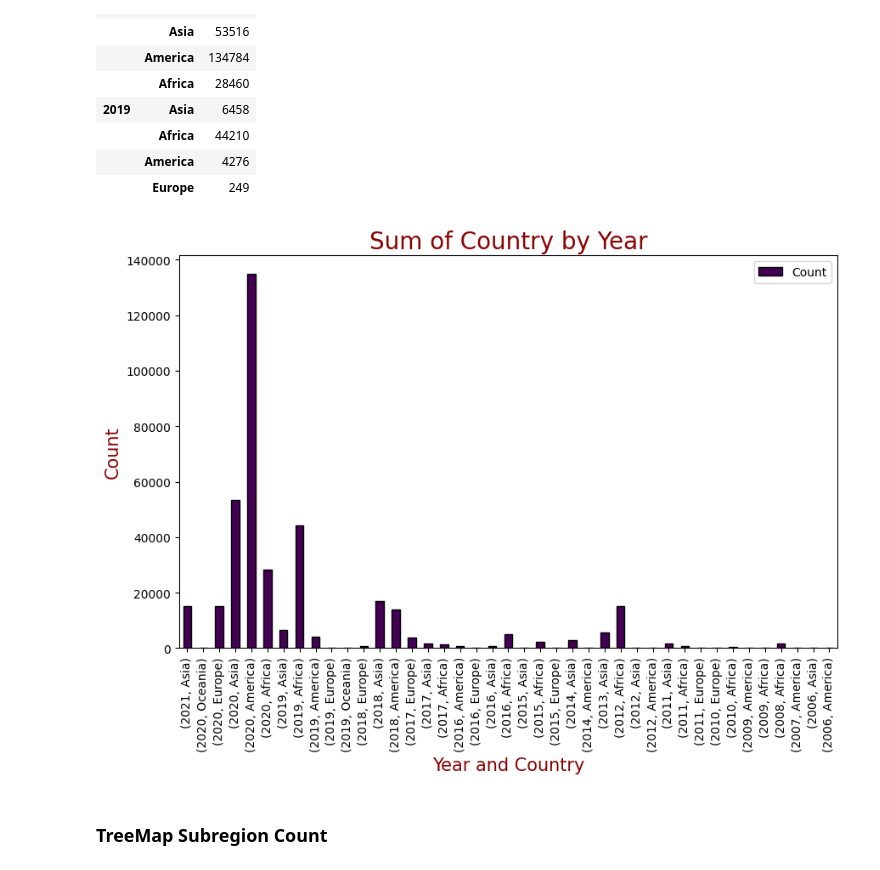
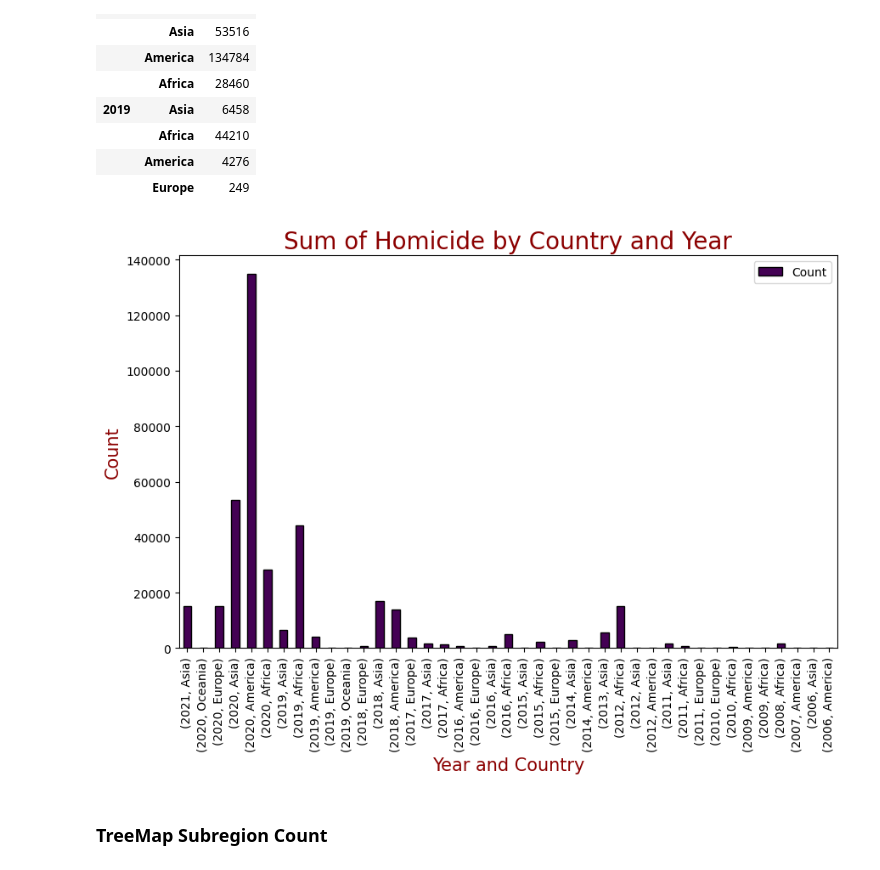
Before and after one commit to ELopez2657/Python_proyect_4_Homicide_Rate_by_Country, a Jupyter notebook: Homicide_Rate.ipynb, the cells around one changed output. Saved outputs shown, nothing was run; the diff lists cells and outputs as text; code cells hidden in the pictures.

```diff
--- a/Homicide_Rate.ipynb
+++ b/Homicide_Rate.ipynb
@@ -262,13 +262,13 @@ df6.head(10)
 # %%
 df6.plot(kind='bar', figsize=(10,6), colormap='viridis',edgecolor='black')
 
-plt.title('Sum of Country by Year', fontsize=20, color='DarkRed')
+plt.title('Sum of Homicide by Country and Year', fontsize=20, color='DarkRed')
 plt.xlabel('Year and Country', fontsize=15, color='DarkRed')
 plt.ylabel('Count', fontsize=15, color='DarkRed')
 plt.xticks(rotation='vertical')
 xlabel=None
 # %% [output]
-[figure, old version]
+[figure, new version]
 # %% [markdown]
 ### TreeMap Subregion Count
 # %%
```
Also changed, not shown: parts of 1 cell of this notebook.
